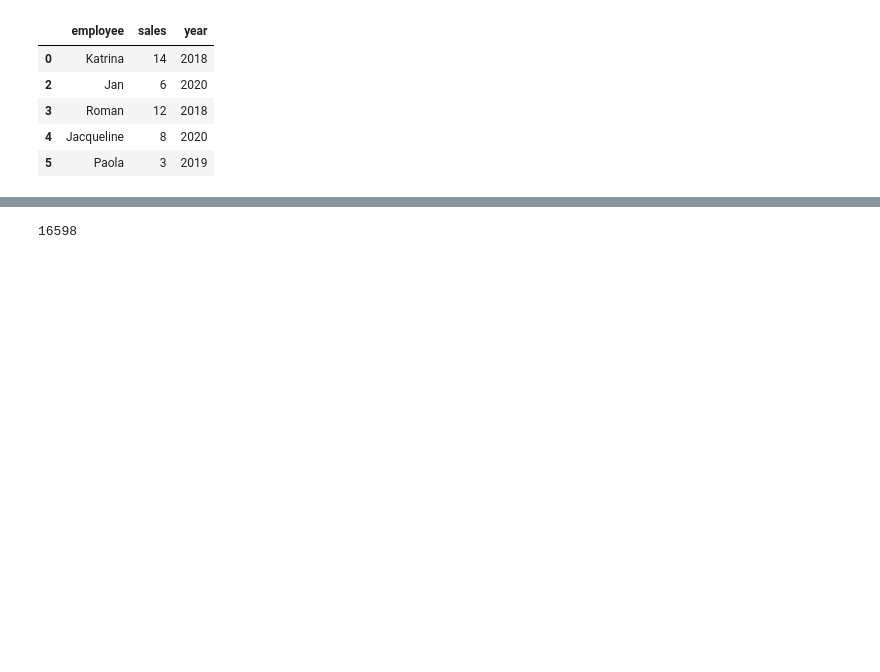
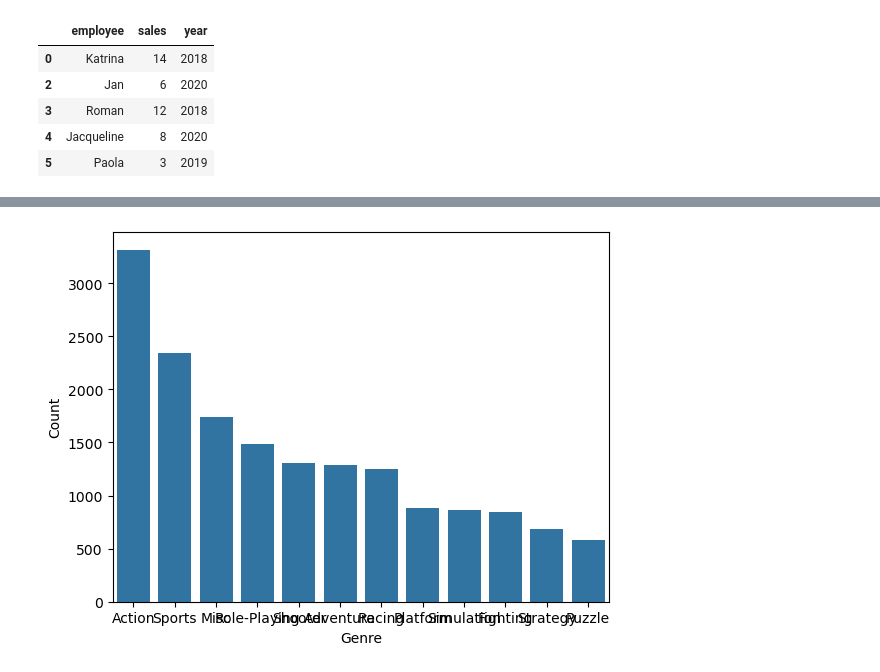
Before and after one commit to AlessioTinti05/ProgrammingLab2, a Jupyter notebook: 5_Esericzi_lez5.ipynb, the cells around one changed output, grey strips where cells are left out. Saved outputs shown, nothing was run; the diff lists cells and outputs as text; code cells hidden in the pictures; blank space fills up the shorter version.

```diff
--- a/5_Esericzi_lez5.ipynb
+++ b/5_Esericzi_lez5.ipynb
@@ -58,15 +58,22 @@ sales.query("employee > 'J'")
 ![image.png](attachment:image.png)
 # %%
 # Import dei pacchetti
+import numpy as np
 import pandas as pd
 import matplotlib.pyplot as plt
 import seaborn as sns
 
 # Caricamento del dataset
 url = 'https://zenodo.org/record/5898311/files/vgsales.csv'
 df = pd.read_csv(url)
 
 df["Name"].drop_duplicates(inplace=True)
 sum(df["Name"].value_counts())
+
+a=df["Genre"].value_counts().reset_index()
+a.columns = ["Genre", "Count"]
+
+sns.barplot(data=a, x="Genre", y="Count")
+plt.show()
 # %% [output]
-16598
+[figure, added]
```
